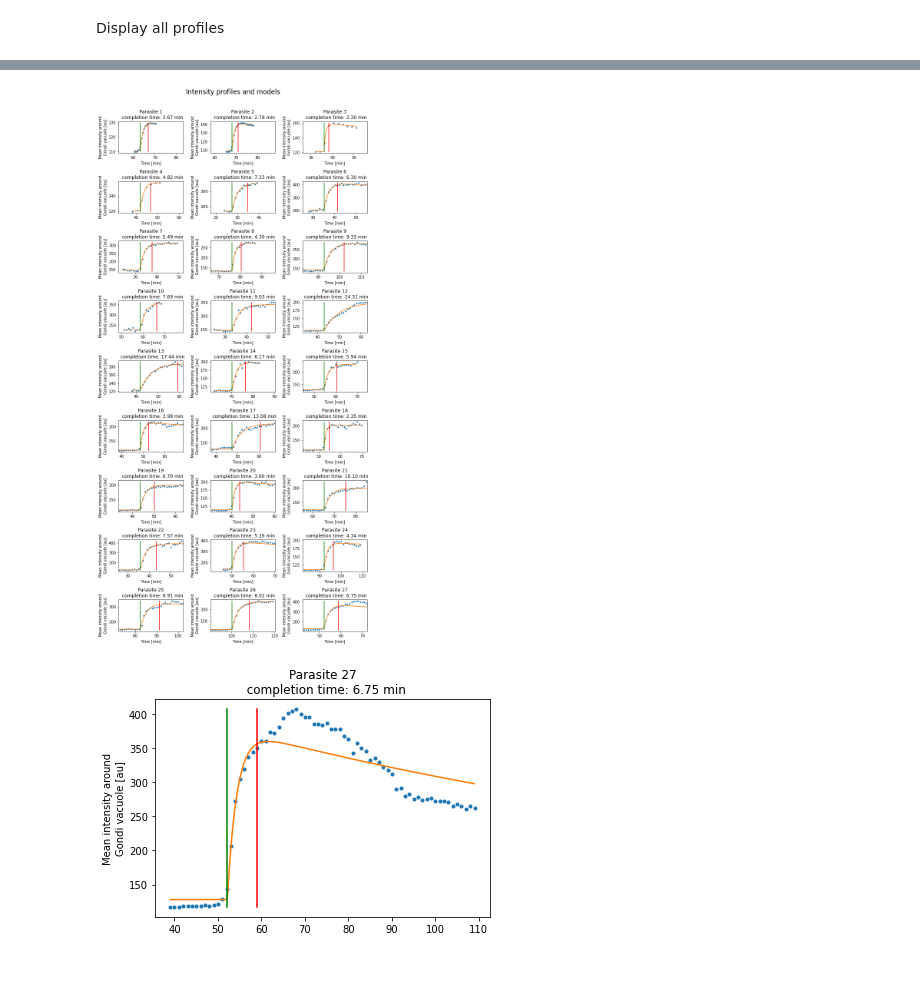
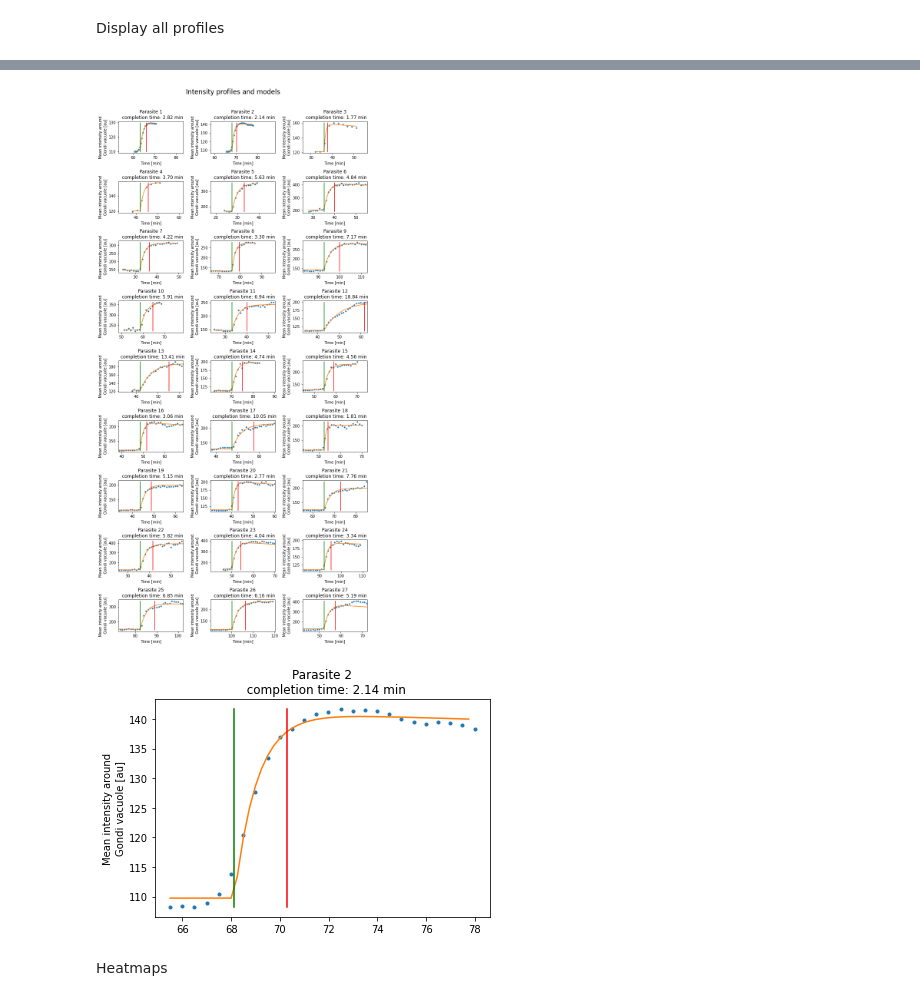
Before and after one commit to jboulanger/imagej-macro, a Jupyter notebook: Pararsite_Coat/Analyze Results.ipynb, the cells around one changed output, grey strips where cells are left out. Saved outputs shown, nothing was run; the diff lists cells and outputs as text; code cells hidden in the pictures; blank space fills up the shorter version.

```diff
--- a/Pararsite_Coat/Analyze Results.ipynb
+++ b/Pararsite_Coat/Analyze Results.ipynb
@@ -288,5 +314,5 @@ with pd.ExcelWriter(figure_folder/'parasite-intensity.xlsx') as xls:
 # %%
-figure_folder = folder / 'figure_020224_exp'
+figure_folder = folder / f'figure_{tag}_exp'
 figure_folder.mkdir(parents=True, exist_ok=True)
 # %%
 
@@ -391,0 +410,7 @@ parameters.agg(["count","mean", "std", "min",q25, q50, q75, "max",  f1, f2])
+# %%
+metric = 'Mean intensity'
+col = '90% completion time [min]'
+outlier_threshold =  parameters_exp[metric,col].median() + 3 * madstd(parameters_exp[metric,col])
+print(f'Outliers are > {outlier_threshold} ')
+idx = parameters_exp[metric,col] > outlier_threshold
+parameters_exp.loc[idx]
@@ -392,7 +423,7 @@ parameters.agg(["count","mean", "std", "min",q25, q50, q75, "max",  f1, f2])
 # %% [markdown]
 Display all profiles
 # %%
-def plot_fraction_profile(profile, parameter, metric, ax, setrange=False):
+def plot_exp(profile, parameter, metric, ax, setrange=False):
     ax.plot(profile['Time [min]'], profile[metric], '.')
     x = np.arange(profile['Time [min]'].min(), profile['Time [min]'].max(), 0.25)
     y0, y1 = profile[metric].min(), profile[metric].max()
@@ -400,7 +431,7 @@ def plot_fraction_profile(profile, parameter, metric, ax, setrange=False):
     yhat = model_exp(x, p[metric,'offset'], p[metric,'amplitude'], p[metric,'start [min]'], p[metric,'time [min]'],p[metric, 'bleaching [min^-1]'])
     ax.plot(x,yhat)
     t0 = p[metric, 'start [min]']
-    dt =  -np.log(0.05) * p[metric,'time [min]']
+    dt =  p[metric,'90% completion time [min]']
     t2 = t0 + dt
     ax.plot([t0,t0],[y0,y1], color='green')
     ax.plot([t2,t2],[y0,y1], color='red')
@@ -413,9 +444,9 @@ def plot_fraction_profile(profile, parameter, metric, ax, setrange=False):
     ax.set_ylabel(f'{metric} around\nGondi vacuole [au]')
 
 fig,ax = plt.subplots(9,3,figsize=(10,20))
-for p in parameters['Parasite']:
-    plot_fraction_profile(profiles[profiles['Parasite']==p], parameters[parameters['Parasite']==p],'Fraction', ax=ax.ravel()[p-1], setrange=True)
+for p in parameters_exp['Parasite']:
+    plot_exp(profiles[profiles['Parasite']==p], parameters_exp[parameters_exp['Parasite']==p],'Fraction', ax=ax.ravel()[p-1], setrange=True)
 plt.suptitle('Volume fraction and models', y = 1.01, fontsize=17)
 fig.tight_layout()
-plt.savefig(figure_folder/'Volume fraction for all parasites.pdf')
+plt.savefig(figure_folder/'volume fraction for all parasites.pdf')
 # %% [output]
@@ -423,16 +454,18 @@ plt.savefig(figure_folder/'Volume fraction for all parasites.pdf')
 # %%
 fig,ax = plt.subplots(9,3,figsize=(10,20))
-for p in parameters['Parasite']:
-    plot_fraction_profile(profiles[profiles['Parasite']==p], parameters[parameters['Parasite']==p],'Mean intensity', ax=ax.ravel()[p-1],setrange=True)
+for p in parameters_exp['Parasite']:
+    plot_exp(profiles[profiles['Parasite']==p], parameters_exp[parameters_exp['Parasite']==p],'Mean intensity', ax=ax.ravel()[p-1],setrange=True)
 plt.suptitle('Intensity profiles and models', y = 1.01, fontsize=17)
 fig.tight_layout()
-plt.savefig(figure_folder/'Intensity profile for all parasites.pdf')
+plt.savefig(figure_folder/'intensity profile for all parasites.pdf')
 # %% [output]
-[figure, old version]
+[figure, new version]
 # %%
 for p in [1,2]:
     plt.clf()
-    plot_fraction_profile(profiles[profiles['Parasite']==p], parameters[parameters['Parasite']==p],'Mean intensity',ax=plt.gca())
-    plt.savefig(figure_folder/f'Intensity profile parasite{p}.pdf',  bbox_inches='tight')
+    plot_exp(profiles[profiles['Parasite']==p], parameters_exp[parameters_exp['Parasite']==p],'Mean intensity',ax=plt.gca())
+    plt.savefig(figure_folder/f'intensity parasite {p}.pdf',  bbox_inches='tight')
 # %% [output]
-[figure, old version]
+[figure, new version]
+# %% [markdown]
+Heatmaps
```
Also changed, not shown: parts of 43 cells of this notebook, 4 other files.
